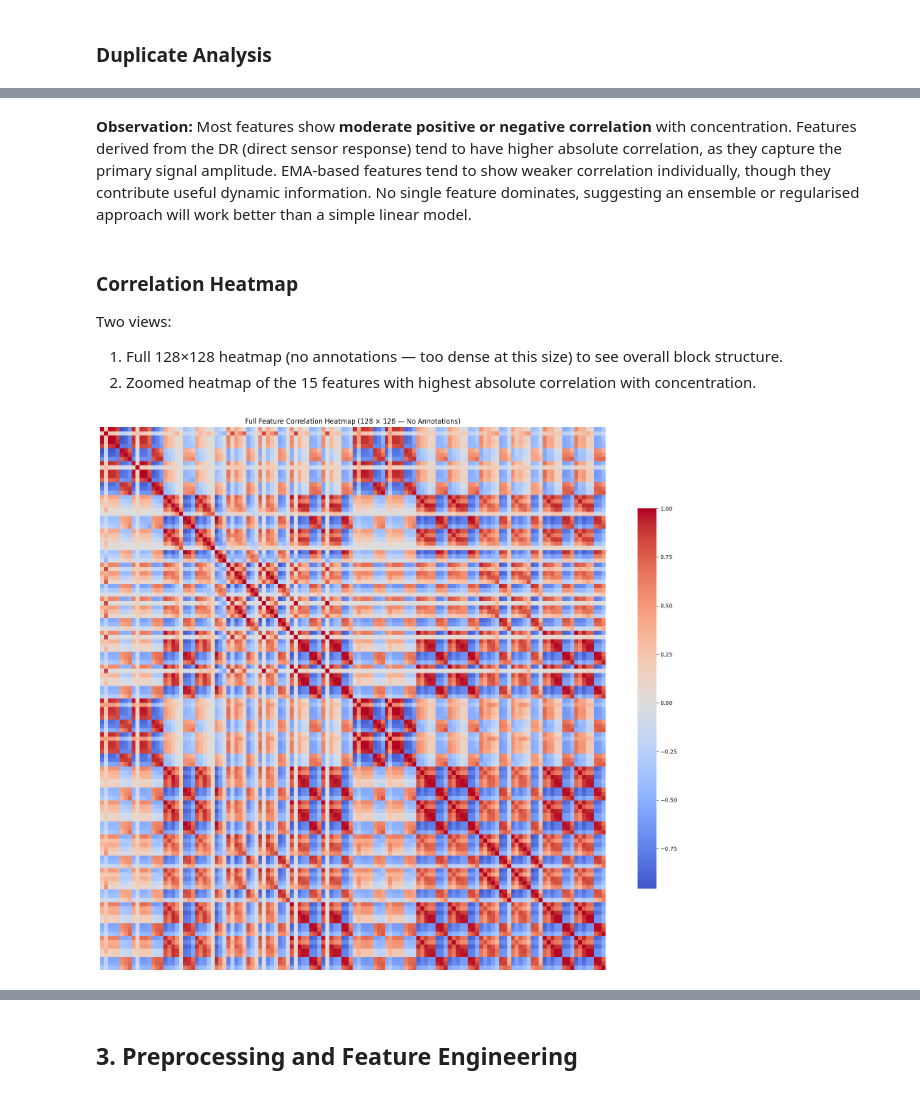
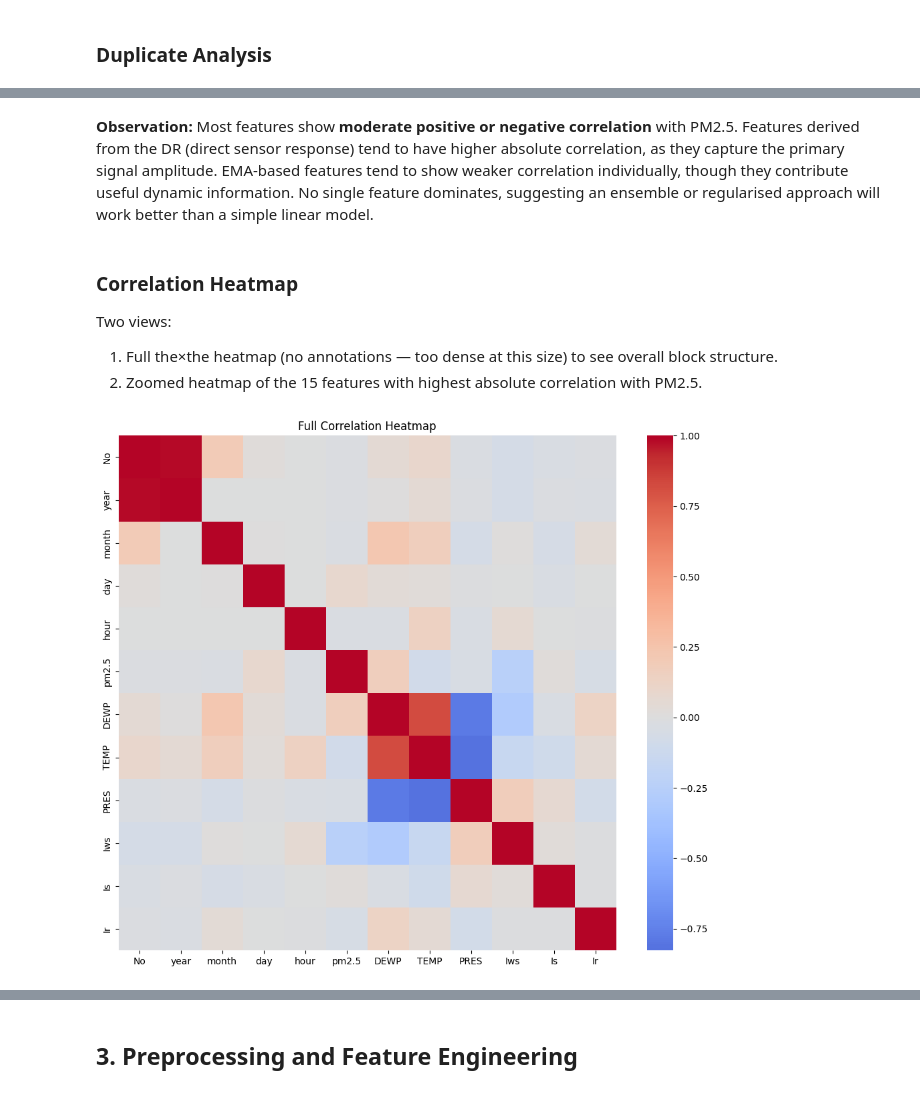
Before and after one commit to Viswesh-G/AutoML-_-Project, a Jupyter notebook: gas_sensor_ml_capstone/notebooks/regression.ipynb, the cells around one changed output, grey strips where cells are left out. Saved outputs shown, nothing was run; the diff lists cells and outputs as text; code cells hidden in the pictures.

```diff
--- a/gas_sensor_ml_capstone/notebooks/regression.ipynb
+++ b/gas_sensor_ml_capstone/notebooks/regression.ipynb
@@ -249,21 +142,12 @@ of magnitude, reinforcing the need for StandardScaler.
 # %% [markdown]
 ### Missing Values
 # %%
-print("========== MISSING VALUE ANALYSIS ==========\n")
-
-missing_counts = df.isnull().sum()
-missing_df = pd.DataFrame({
-    "Missing Values": missing_counts,
-    "Missing %": (missing_counts / len(df)) * 100
-})
-
-missing_found = missing_df[missing_df["Missing Values"] > 0]
-
-if len(missing_found) == 0:
-    print("No missing values found in the dataset.")
-    print("No imputation strategy is required.")
-else:
-    print("Columns with missing values:")
-    display(missing_found)
+print('========== MISSING VALUE ANALYSIS ==========')
+print(df.isnull().sum())
+# pm2.5 has 2067 missing values — drop those rows (target cannot be imputed)
+df.dropna(subset=['pm2.5'], inplace=True)
+# No other columns have missing values in this dataset
+print('\nMissing values after treatment:')
+print(df.isnull().sum())
 # %% [output]
 ========== MISSING VALUE ANALYSIS ==========
@@ -491,5 +281,5 @@ dtype: float64
 # %% [markdown]
-**Observation:** Most features show **moderate positive or negative correlation** with concentration.
+**Observation:** Most features show **moderate positive or negative correlation** with PM2.5.
 Features derived from the DR (direct sensor response) tend to have higher absolute correlation,
 as they capture the primary signal amplitude. EMA-based features tend to show weaker correlation
 individually, though they contribute useful dynamic information. No single feature dominates,
@@ -498,24 +288,13 @@ suggesting an ensemble or regularised approach will work better than a simple li
 ### Correlation Heatmap
 
 Two views:
-1. Full 128×128 heatmap (no annotations — too dense at this size) to see overall block structure.
-2. Zoomed heatmap of the 15 features with highest absolute correlation with concentration.
+1. Full the×the heatmap (no annotations — too dense at this size) to see overall block structure.
+2. Zoomed heatmap of the 15 features with highest absolute correlation with PM2.5.
 # %%
-# Full 128×128 correlation heatmap (no annotations)
-corr_matrix_full = df[feature_columns].corr()
-
-plt.figure(figsize=(16, 14))
-sns.heatmap(
-    corr_matrix_full,
-    cmap="coolwarm",
-    center=0,
-    xticklabels=False,
-    yticklabels=False,
-    cbar_kws={"shrink": 0.7}
-)
-plt.title("Full Feature Correlation Heatmap (128 × 128 — No Annotations)")
-plt.tight_layout()
+plt.figure(figsize=(12, 10))
+sns.heatmap(df.corr(numeric_only=True), cmap='coolwarm', center=0)
+plt.title('Full Correlation Heatmap')
 plt.show()
 # %% [output]
-[figure, old version]
+[figure, new version]
 # %%
```
Also changed, not shown: parts of 71 cells of this notebook, 1 other file.
